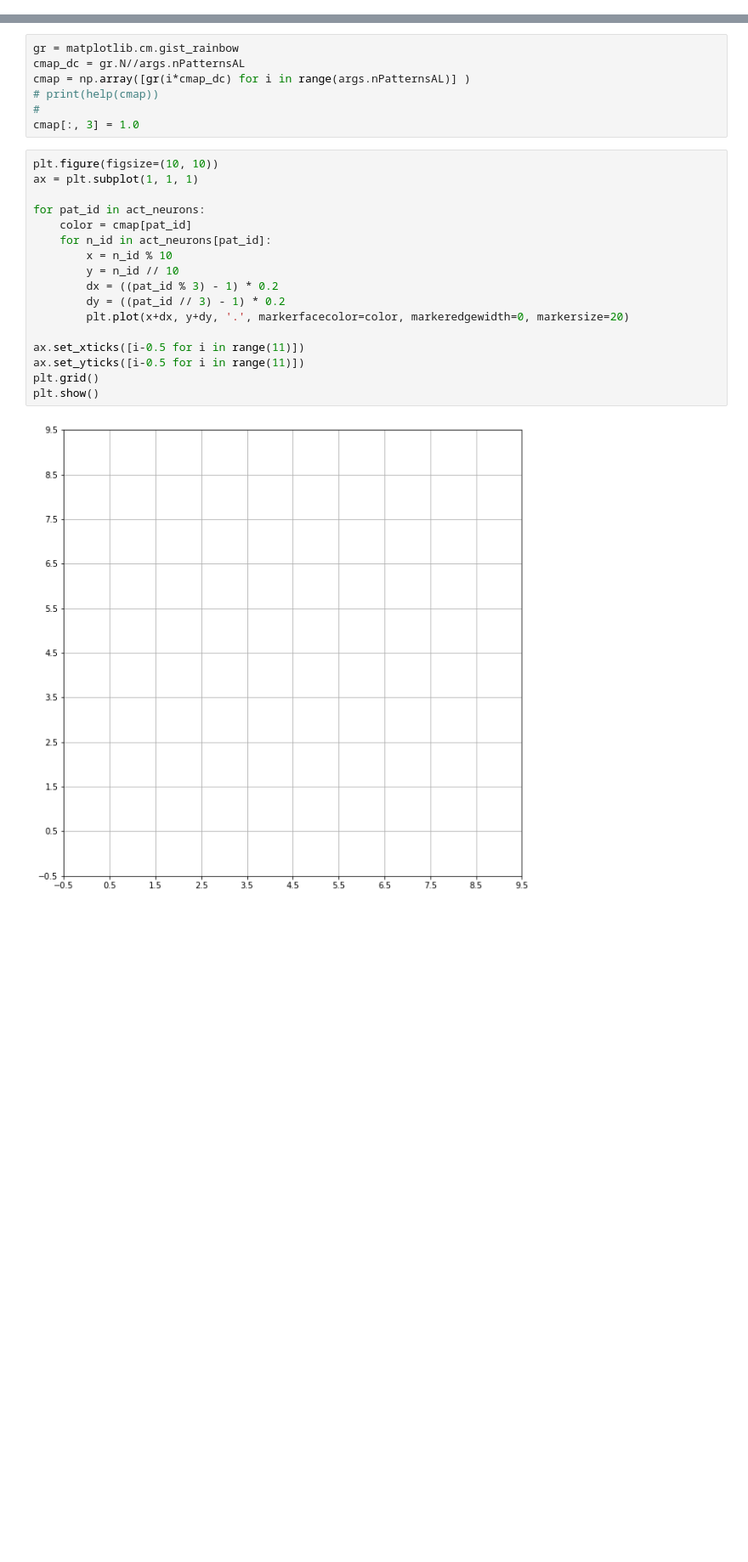
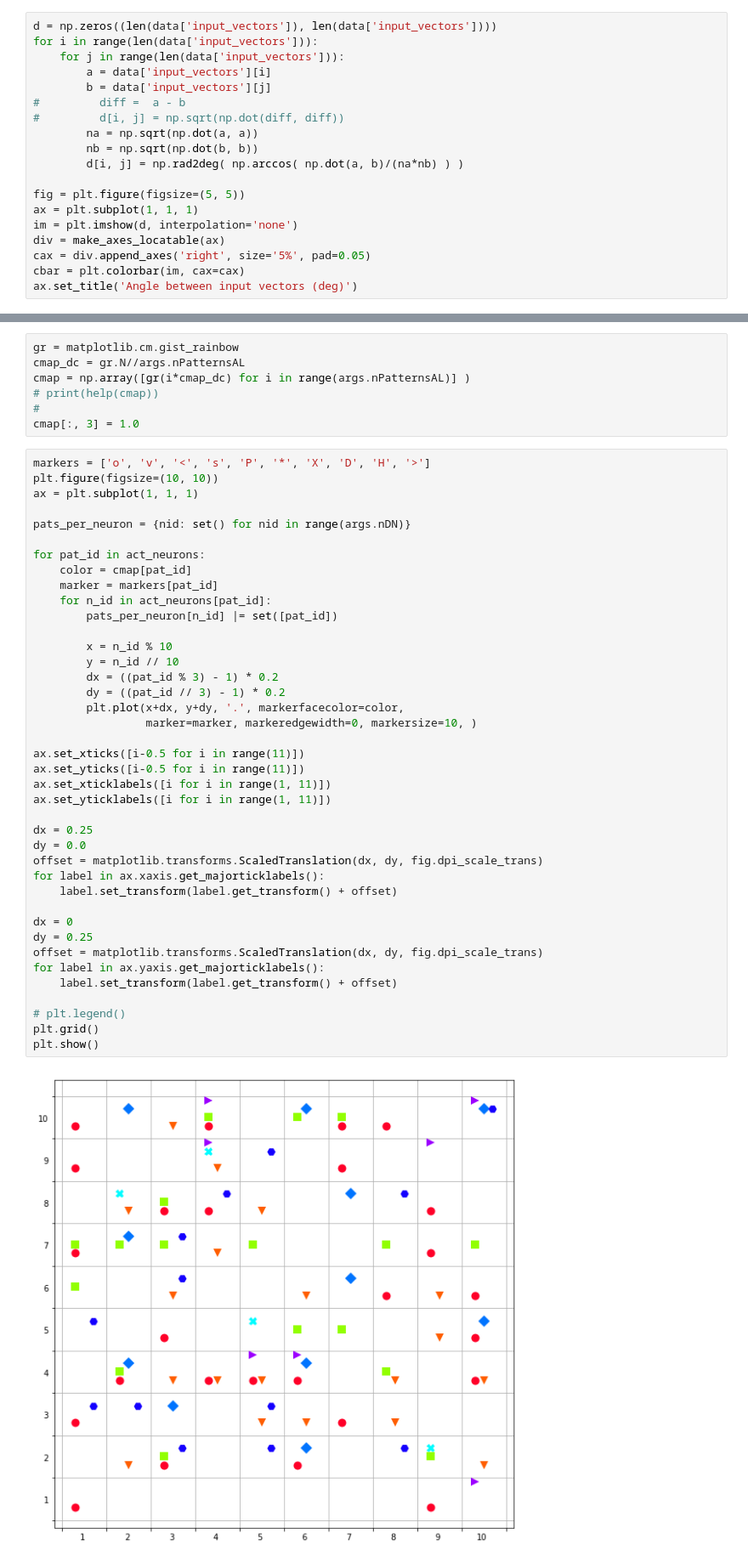
Before and after one commit to chanokin/brainscales-recognition, a Jupyter notebook: codebase/mushroom_body/analyze_mbody_results.ipynb, the cells around one changed output, grey strips where cells are left out. Shown at 85% size. Saved outputs shown, nothing was run; the diff lists cells and outputs as text; blank space fills up the shorter version.

```diff
--- a/codebase/mushroom_body/analyze_mbody_results.ipynb
+++ b/codebase/mushroom_body/analyze_mbody_results.ipynb
@@ -117,0 +175,19 @@ plt.show()
+# %%
+d = np.zeros((len(data['input_vectors']), len(data['input_vectors'])))
+for i in range(len(data['input_vectors'])):
+    for j in range(len(data['input_vectors'])):
+        a = data['input_vectors'][i]
+        b = data['input_vectors'][j]
+#         diff =  a - b
+#         d[i, j] = np.sqrt(np.dot(diff, diff))
+        na = np.sqrt(np.dot(a, a))
+        nb = np.sqrt(np.dot(b, b))
+        d[i, j] = np.rad2deg( np.arccos( np.dot(a, b)/(na*nb) ) )
+
+fig = plt.figure(figsize=(5, 5))
+ax = plt.subplot(1, 1, 1)
+im = plt.imshow(d, interpolation='none')
+div = make_axes_locatable(ax)
+cax = div.append_axes('right', size='5%', pad=0.05)
+cbar = plt.colorbar(im, cax=cax)
+ax.set_title('Angle between input vectors (deg)')
@@ -359,21 +439,44 @@ cmap = np.array([gr(i*cmap_dc) for i in range(args.nPatternsAL)] )
 #
 cmap[:, 3] = 1.0
 # %%
+markers = ['o', 'v', '<', 's', 'P', '*', 'X', 'D', 'H', '>']
 plt.figure(figsize=(10, 10))
 ax = plt.subplot(1, 1, 1)
 
+pats_per_neuron = {nid: set() for nid in range(args.nDN)}
+
 for pat_id in act_neurons:
     color = cmap[pat_id]
+    marker = markers[pat_id]
     for n_id in act_neurons[pat_id]:
+        pats_per_neuron[n_id] |= set([pat_id])
+
         x = n_id % 10
         y = n_id // 10
         dx = ((pat_id % 3) - 1) * 0.2
         dy = ((pat_id // 3) - 1) * 0.2
-        plt.plot(x+dx, y+dy, '.', markerfacecolor=color, markeredgewidth=0, markersize=20)
+        plt.plot(x+dx, y+dy, '.', markerfacecolor=color,
+                 marker=marker, markeredgewidth=0, markersize=10, )
 
 ax.set_xticks([i-0.5 for i in range(11)])
 ax.set_yticks([i-0.5 for i in range(11)])
+ax.set_xticklabels([i for i in range(1, 11)])
+ax.set_yticklabels([i for i in range(1, 11)])
+
+dx = 0.25
+dy = 0.0
+offset = matplotlib.transforms.ScaledTranslation(dx, dy, fig.dpi_scale_trans)
+for label in ax.xaxis.get_majorticklabels():
+    label.set_transform(label.get_transform() + offset)
+
+dx = 0
+dy = 0.25
+offset = matplotlib.transforms.ScaledTranslation(dx, dy, fig.dpi_scale_trans)
+for label in ax.yaxis.get_majorticklabels():
+    label.set_transform(label.get_transform() + offset)
+
+# plt.legend()
 plt.grid()
 plt.show()
 # %% [output]
-[figure, old version]
+[figure, new version]
```
Also changed, not shown: parts of 23 cells of this notebook, 14 other files.
